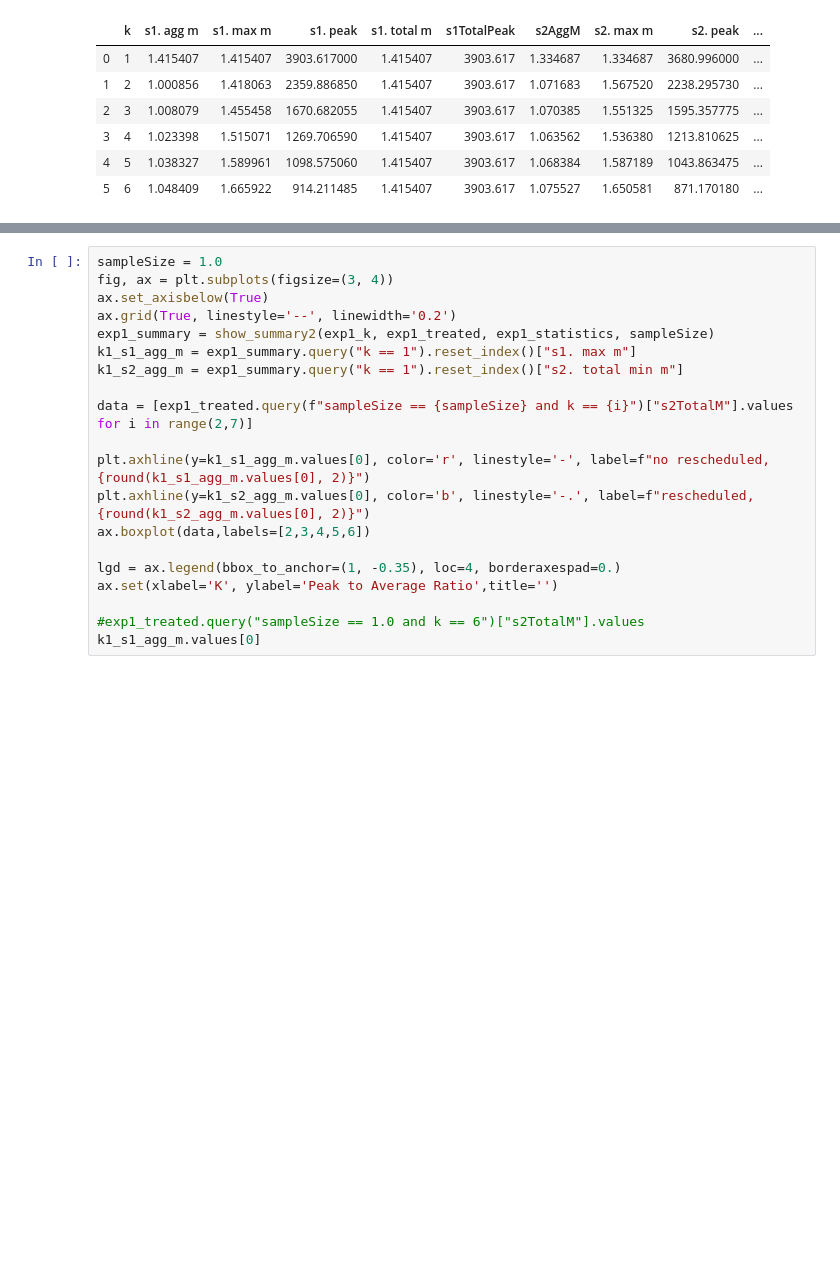
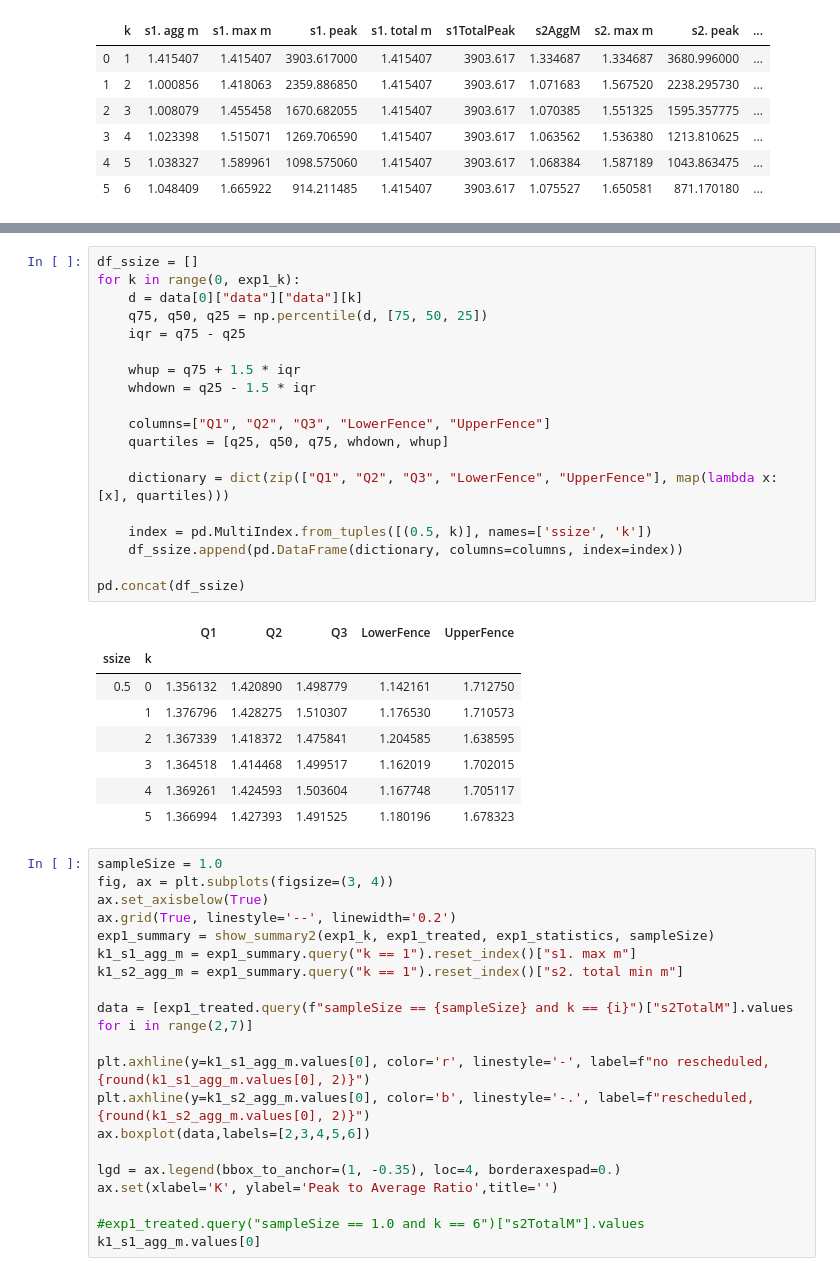
Before and after one commit to vicaba/siot-eclustering-viz, a Jupyter notebook: siot-clustering2.ipynb, the cells around one changed output, grey strips where cells are left out. Cells and saved outputs as stored; diff of their text form; blank space fills up the shorter version.

```diff
--- a/siot-clustering2.ipynb
+++ b/siot-clustering2.ipynb
@@ -569,3 +547,31 @@ The PostScript backend does not support transparency; partially transparent arti
+# %%
+df_ssize = []
+for k in range(0, exp1_k):
+    d = data[0]["data"]["data"][k]
+    q75, q50, q25 = np.percentile(d, [75, 50, 25])
+    iqr = q75 - q25
+
+    whup = q75 + 1.5 * iqr
+    whdown = q25 - 1.5 * iqr
+
+    columns=["Q1", "Q2", "Q3", "LowerFence", "UpperFence"]
+    quartiles = [q25, q50, q75, whdown, whup]
+
+    dictionary = dict(zip(["Q1", "Q2", "Q3", "LowerFence", "UpperFence"], map(lambda x: [x], quartiles)))
+
+    index = pd.MultiIndex.from_tuples([(0.5, k)], names=['ssize', 'k'])
+    df_ssize.append(pd.DataFrame(dictionary, columns=columns, index=index))
+
+pd.concat(df_ssize)
+# %% [output]
+|  |  | Q1 | Q2 | Q3 | LowerFence | UpperFence |
+| ssize | k |  |  |  |  |  |
+| 0.5 | 0 | 1.356132 | 1.420890 | 1.498779 | 1.142161 | 1.712750 |
+|  | 1 | 1.376796 | 1.428275 | 1.510307 | 1.176530 | 1.710573 |
+|  | 2 | 1.367339 | 1.418372 | 1.475841 | 1.204585 | 1.638595 |
+|  | 3 | 1.364518 | 1.414468 | 1.499517 | 1.162019 | 1.702015 |
+|  | 4 | 1.369261 | 1.424593 | 1.503604 | 1.167748 | 1.705117 |
+|  | 5 | 1.366994 | 1.427393 | 1.491525 | 1.180196 | 1.678323 |
 # %%
 sampleSize = 1.0
 fig, ax = plt.subplots(figsize=(3, 4))
```
Also changed, not shown: parts of 5 cells of this notebook, 28 other files.
